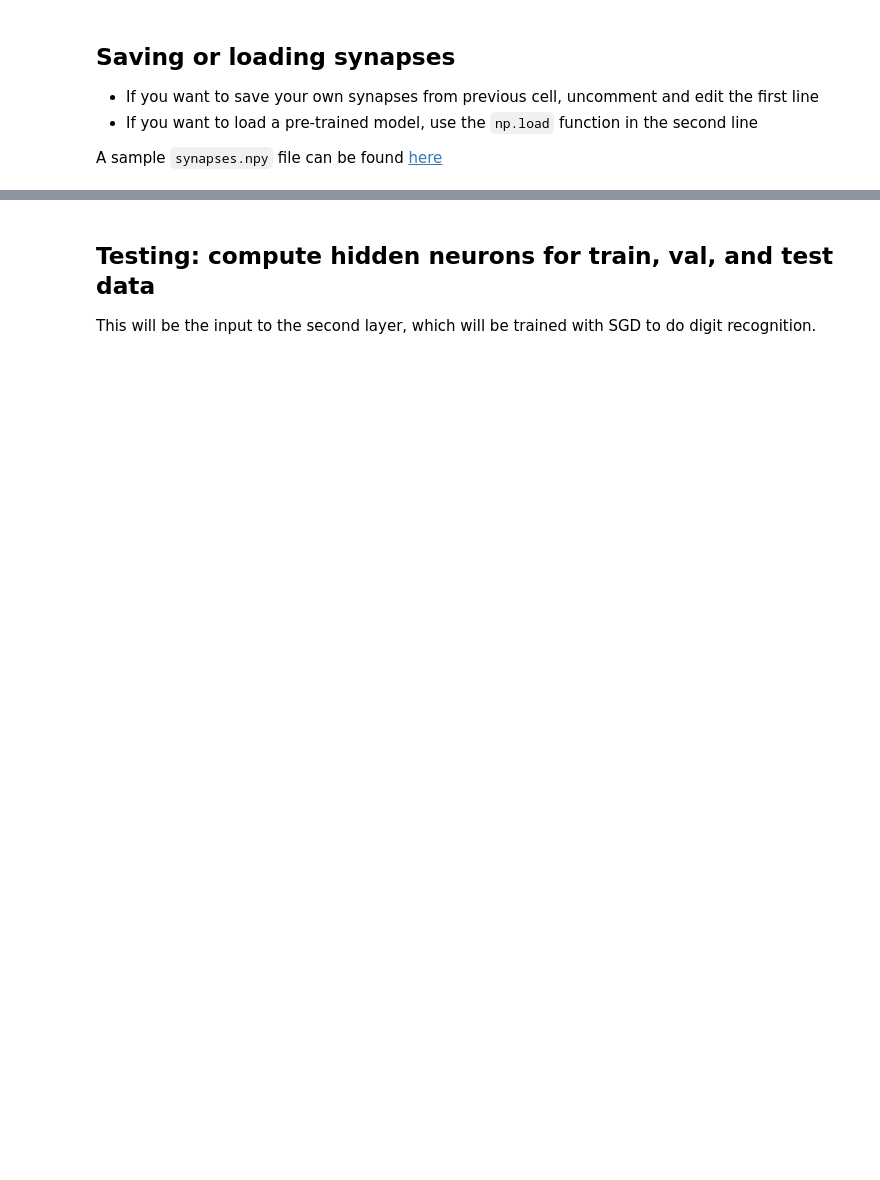
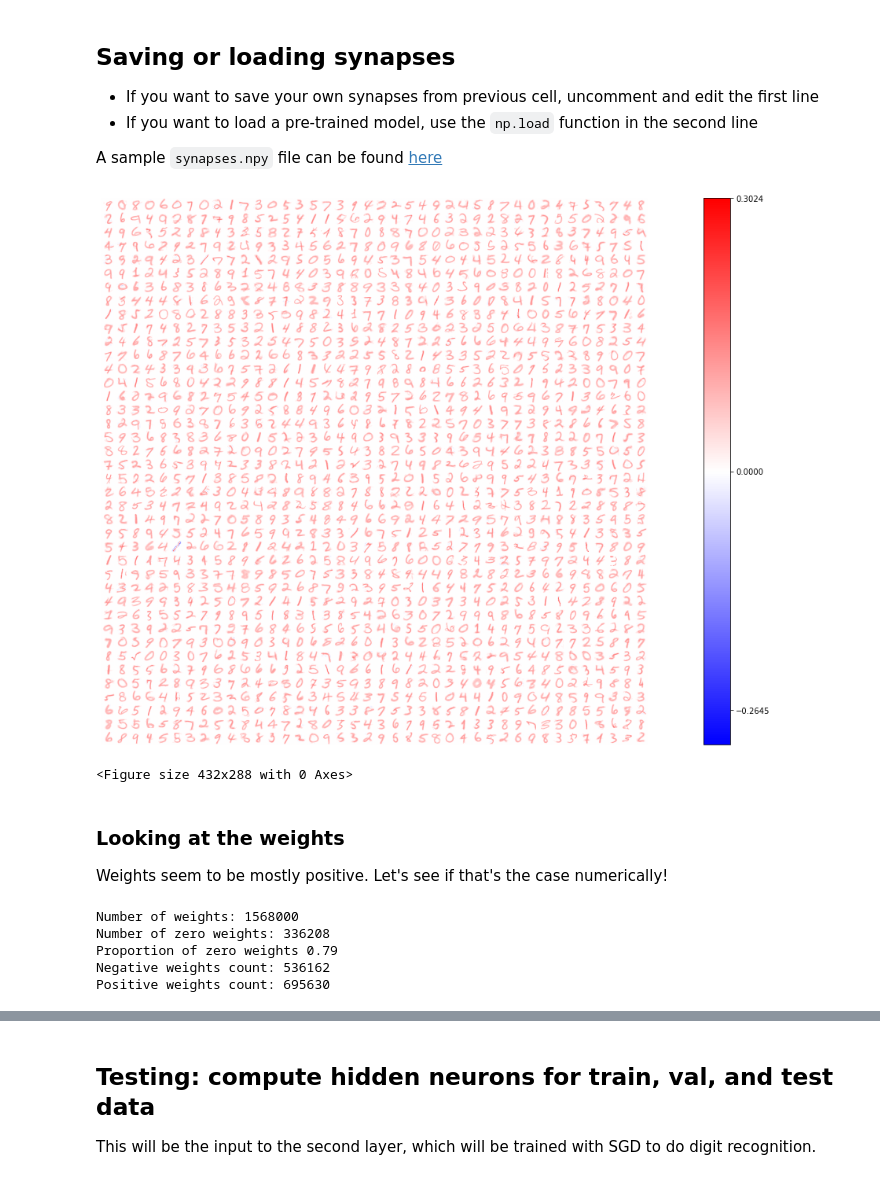
Before and after one commit to heydarshahi/Biological_Learning, a Jupyter notebook: Unsupervised_learning_algorithm_MNIST.ipynb, the cells around one changed output, grey strips where cells are left out. Drawn from its saved outputs; the diff is of its cells as text; code cells hidden in the pictures; blank space fills up the shorter version.

```diff
--- a/Unsupervised_learning_algorithm_MNIST.ipynb
+++ b/Unsupervised_learning_algorithm_MNIST.ipynb
@@ -51,6 +62,20 @@ def shuffle(xt, yt, xv, yv):
     pt = np.random.permutation(len(xt))
     pv = np.random.permutation(len(xv))
     return(xt[pt], yt[pt], xv[pv], yv[pv])
+# %%
+# move data from and to gpu
+
+def detach(tensor):
+    try:
+        return tensor.cpu().detach().numpy()
+    except:
+        return tensor
+
+def attach(tensor):
+    try:
+        torch.from_numpy(tensor).float().to(device)
+    except:
+        return tensor
 # %% [markdown]
 ## Data
 Let's load the data from `keras`:
@@ -111,7 +143,7 @@ def draw_weights(synapses, Kx, Ky, ax=None):
     HM=np.zeros((Kw*Ky,Kw*Kx))
     for y in range(Ky):
         for x in range(Kx):
-            HM[y*Kw:(y+1)*Kw,x*Kw:(x+1)*Kw]=synapses[yy,:].reshape(Kw,Kw)
+            HM[y*Kw:(y+1)*Kw,x*Kw:(x+1)*Kw]=synapses[yy,:Kw*Kw].reshape(Kw,Kw)
             yy += 1
 
     nc=np.amax(np.absolute(HM))
@@ -197,14 +246,45 @@ synapses = train_weights(x_train, N_hid, N_batch, Nep)
 A sample `synapses.npy` file can be found [here](https://drive.google.com/file/d/1ZEHI4yCa8ZqrwySM5_3jy-bcIenlUuA4/view?usp=sharing)
 # %%
 # save your own model
-# np.save('synapses_hid1000_epoch1000_eps4e-2_p2_k2_batch100.npy', synapses)
+# np.save('synapses_hid{}_epoch{}_eps{}_p2_k2_batch100.npy'.format(N_hid, Nep, eps0), synapses.cpu().detach().numpy())
 # np.save('synapses_hid100_epoch150_eps4e-2_p2_k2_batch100.npy', synapses)
 
 # load a pre-trained model
-synapses = np.load('synapses_hid1000_epoch1000_eps4e-2_p2_k2_batch100.npy')
+synapses = np.load('synapses_hid1000_epoch2000_eps4e-2_p2_k2_batch100.npy')
 # synapses = np.load('synapses_hid100_epoch150_eps4e-2_p2_k2_batch100.npy')
 # %%
 %matplotlib inline
-%matplotlib notebook
-fig=plt.figure(figsize=(10, 7))
-draw_weights(synapses, Kx, Ky)
+synapses = detach(synapses)
+fig=plt.figure(figsize=(20, 10))
+draw_weights(synapses, Kx*4, Ky*4)
+# draw_weights(synapses, Kx, Ky)
+plt.tight_layout()
+plt.show()
+plt.savefig('all_weights_Nhid{}.pdf'.format(N_hid))
+# %% [output]
+[figure, added]
+<Figure size 432x288 with 0 Axes>
+# %% [markdown]
+### Looking at the weights
+Weights seem to be mostly positive. Let's see if that's the case numerically!
+# %%
+synapses.min()
+syn_list = synapses.ravel()
+# nonzero_syn = np.array([g for g in syn_list if g != 0])
+# np.median(gg)
+syn_count = np.prod(synapses.shape)
+print('Number of weights:', syn_count)
+nonzero_count = np.count_nonzero(synapses)
+print('Number of zero weights:', syn_count-nonzero_count)
+nonzero_proportion = nonzero_count/syn_count
+print('Proportion of zero weights', nonzero_proportion.round(2))
+negative_count = np.count_nonzero(synapses<0)
+print('Negative weights count:', negative_count)
+positive_count = np.count_nonzero(synapses>0)
+print('Positive weights count:', positive_count)
+# %% [output]
+Number of weights: 1568000
+Number of zero weights: 336208
+Proportion of zero weights 0.79
+Negative weights count: 536162
+Positive weights count: 695630
```
Also changed, not shown: parts of 23 cells of this notebook, 3 other files.
